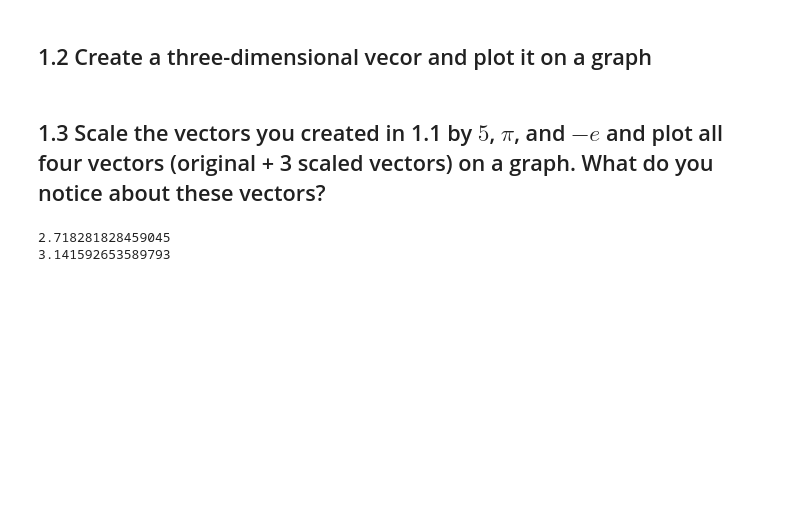
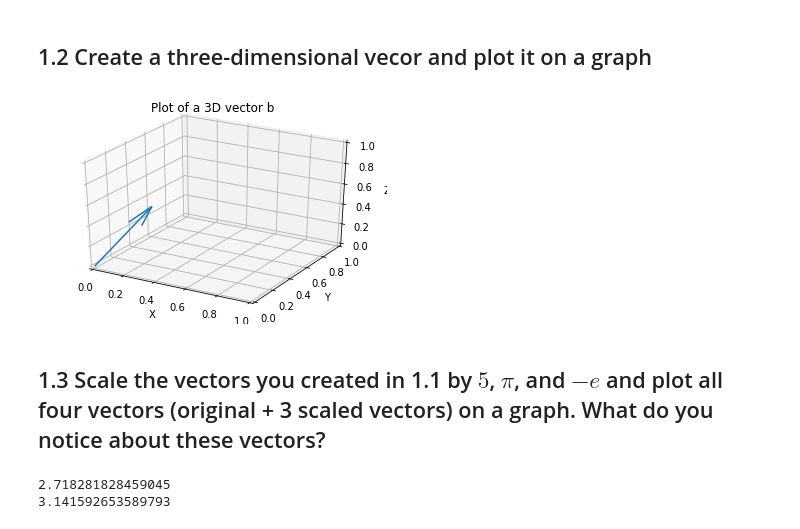
Before and after one commit to bloominstituteoftechnology/DS-Unit-1-Sprint-3-Linear-Algebra, a Jupyter notebook: module1-vectors-and-matrices/LS_DS_131_Vectors_and_Matrices_Assignment.ipynb, the cells around one changed output. Drawn from its saved outputs; the diff is of its cells as text; code cells hidden in the pictures; blank space fills up the shorter version.

```diff
--- a/module1-vectors-and-matrices/LS_DS_131_Vectors_and_Matrices_Assignment.ipynb
+++ b/module1-vectors-and-matrices/LS_DS_131_Vectors_and_Matrices_Assignment.ipynb
@@ -7,5 +25,23 @@ For the questions below it is not sufficient to simply provide answer to the que
 # %% [markdown]
 ## 1.2 Create a three-dimensional vecor and plot it on a graph
+# %%
+from mpl_toolkits.mplot3d import Axes3D
+
+# Create and plot a vector b
+b = [.2, .3, .5]
+fig = plt.figure()
+ax = fig.add_subplot(111, projection = "3d")
+ax.quiver(0, 0, 0, .2, .3, .5)
+ax.set_xlim([0,1])
+ax.set_ylim([0,1])
+ax.set_zlim([0,1])
+ax.set_xlabel("X")
+ax.set_ylabel("Y")
+ax.set_zlabel("Z")
+plt.title("Plot of a 3D vector b")
+plt.show()
+# %% [output]
+[figure, added]
 # %% [markdown]
 ## 1.3 Scale the vectors you created in 1.1 by $5$, $\pi$, and $-e$ and plot all four vectors (original + 3 scaled vectors) on a graph. What do you notice about these vectors?
 # %%
```
Also changed, not shown: parts of 47 cells of this notebook.
